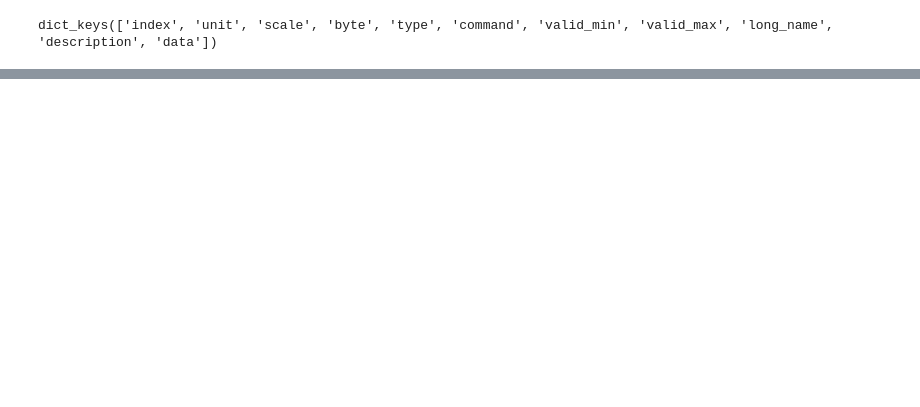
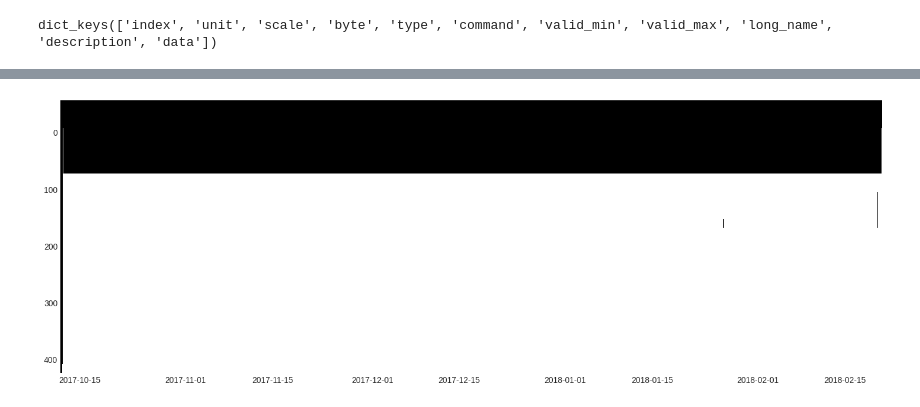
Before and after one commit to p-amol/pyadps, a Jupyter notebook: docs/source/example.ipynb, the cells around one changed output, grey strips where cells are left out. Drawn from its saved outputs; the diff is of its cells as text; code cells hidden in the pictures; blank space fills up the shorter version.

```diff
--- a/docs/source/example.ipynb
+++ b/docs/source/example.ipynb
@@ -56,0 +110,9 @@ dict_keys(['index', 'unit', 'scale', 'byte', 'type', 'command', 'valid_min', 'va
+# %%
+mask_new = pyadps.side_lobe_beam_angle(ds, mask)
+plt.figure(figsize = (18,6))
+cs = plt.pcolor(X, Y, mask_new)
+ax = cs.axes
+ax.invert_yaxis()
+plt.show()
+# %% [output]
+[figure, added]
```
Also changed, not shown: parts of 12 cells of this notebook, 2 other files.
